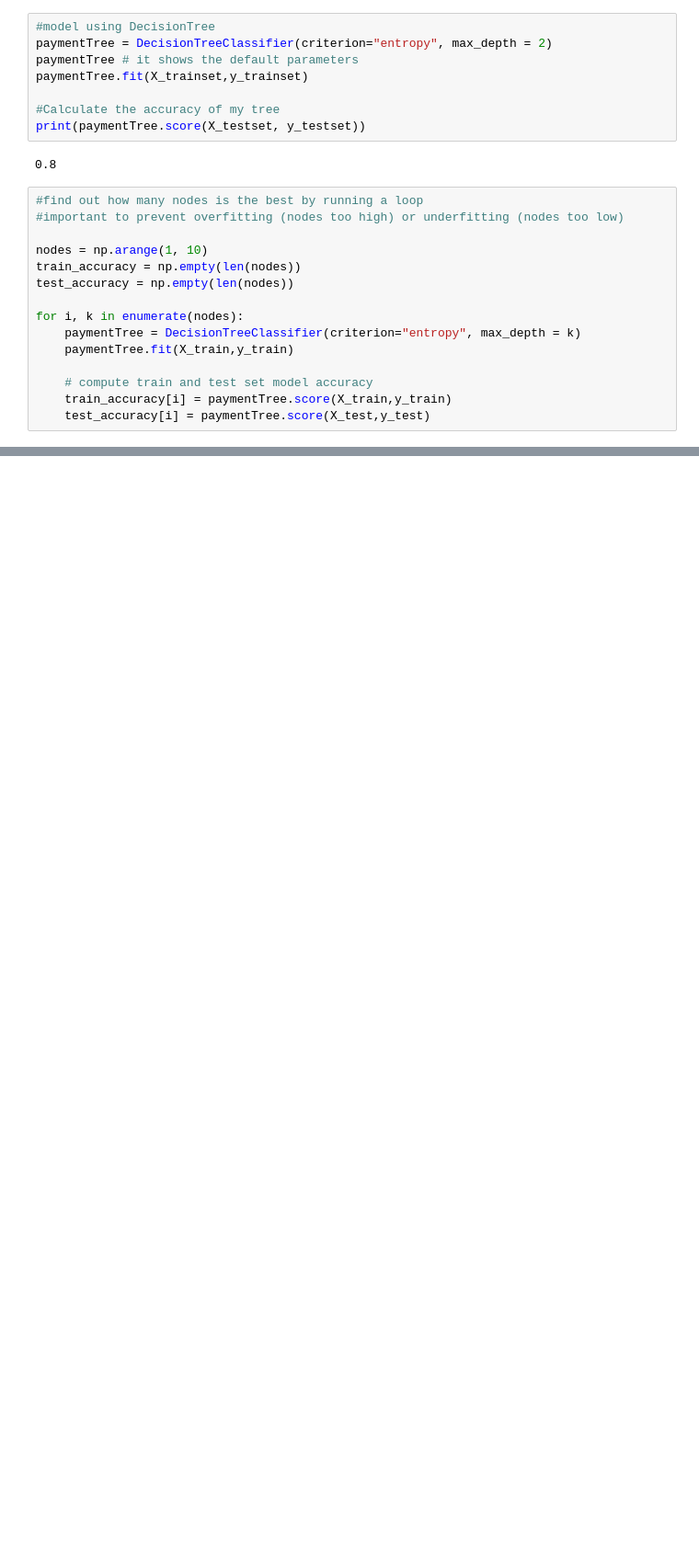
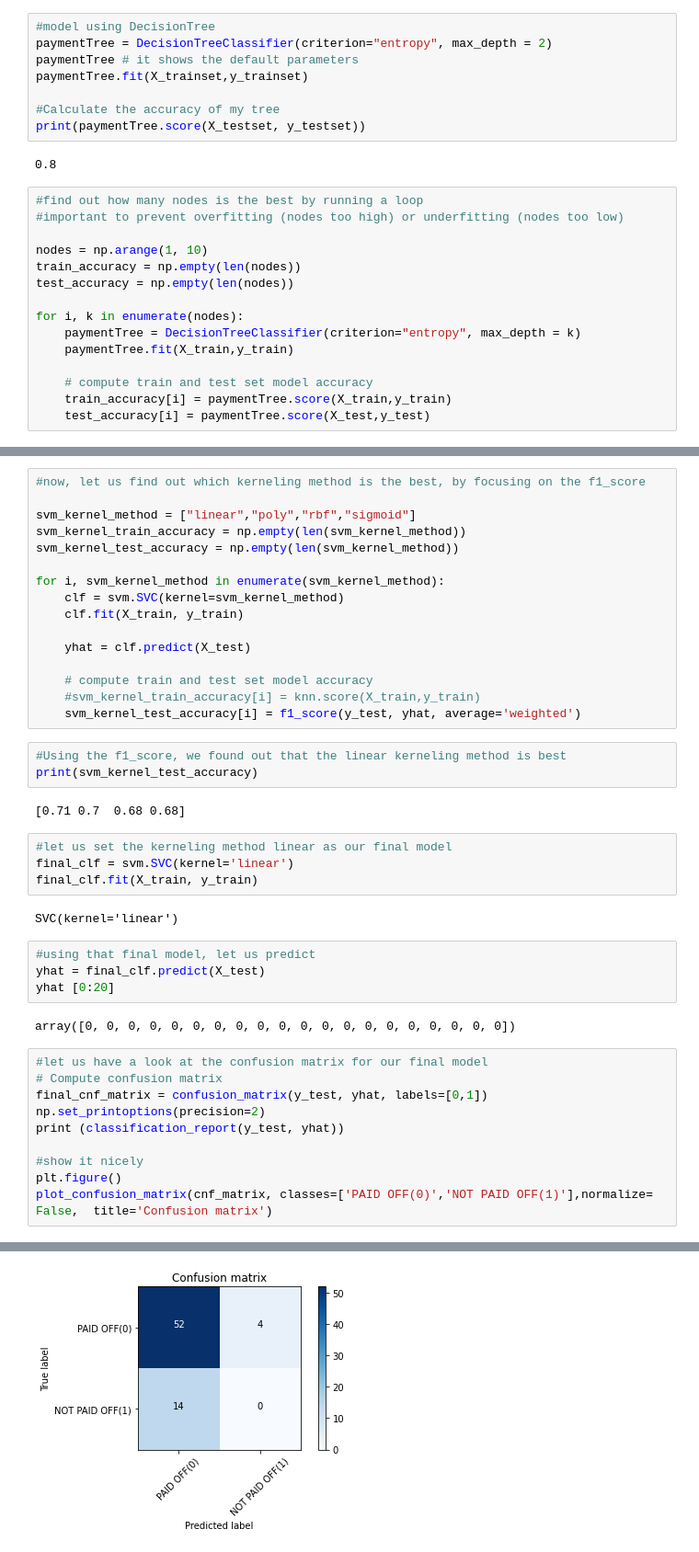
Before and after one commit to aurel-moussa/machine-learning-python-ibm-coursera-capstone, a Jupyter notebook: Machine Learning - Capstone Notebook.ipynb, the cells around one changed output, grey strips where cells are left out. Shown at 92% size. Saved outputs shown, nothing was run; the diff lists cells and outputs as text; blank space fills up the shorter version.

```diff
--- a/Machine Learning - Capstone Notebook.ipynb
+++ b/Machine Learning - Capstone Notebook.ipynb
@@ -371,0 +455,44 @@ DecisionTrees's Accuracy:  0.9833333333333333
+# %%
+#now, let us find out which kerneling method is the best, by focusing on the f1_score
+
+svm_kernel_method = ["linear","poly","rbf","sigmoid"]
+svm_kernel_train_accuracy = np.empty(len(svm_kernel_method))
+svm_kernel_test_accuracy = np.empty(len(svm_kernel_method))
+
+for i, svm_kernel_method in enumerate(svm_kernel_method):
+    clf = svm.SVC(kernel=svm_kernel_method)
+    clf.fit(X_train, y_train)
+
+    yhat = clf.predict(X_test)
+
+    # compute train and test set model accuracy
+    #svm_kernel_train_accuracy[i] = knn.score(X_train,y_train)
+    svm_kernel_test_accuracy[i] = f1_score(y_test, yhat, average='weighted')
+# %%
+#Using the f1_score, we found out that the linear kerneling method is best
+print(svm_kernel_test_accuracy)
+# %% [output]
+[0.71 0.7  0.68 0.68]
+# %%
+#let us set the kerneling method linear as our final model
+final_clf = svm.SVC(kernel='linear')
+final_clf.fit(X_train, y_train)
+# %% [output]
+SVC(kernel='linear')
+# %%
+#using that final model, let us predict
+yhat = final_clf.predict(X_test)
+yhat [0:20]
+# %% [output]
+array([0, 0, 0, 0, 0, 0, 0, 0, 0, 0, 0, 0, 0, 0, 0, 0, 0, 0, 0, 0])
+# %%
+#let us have a look at the confusion matrix for our final model
+# Compute confusion matrix
+final_cnf_matrix = confusion_matrix(y_test, yhat, labels=[0,1])
+np.set_printoptions(precision=2)
+print (classification_report(y_test, yhat))
+
+#show it nicely
+plt.figure()
+plot_confusion_matrix(cnf_matrix, classes=['PAID OFF(0)','NOT PAID OFF(1)'],normalize= False,  title='Confusion matrix')
+# %% [output]
@@ -371,0 +511 @@ DecisionTrees's Accuracy:  0.9833333333333333
+[figure, added]
```
Also changed, not shown: parts of 19 cells of this notebook.
